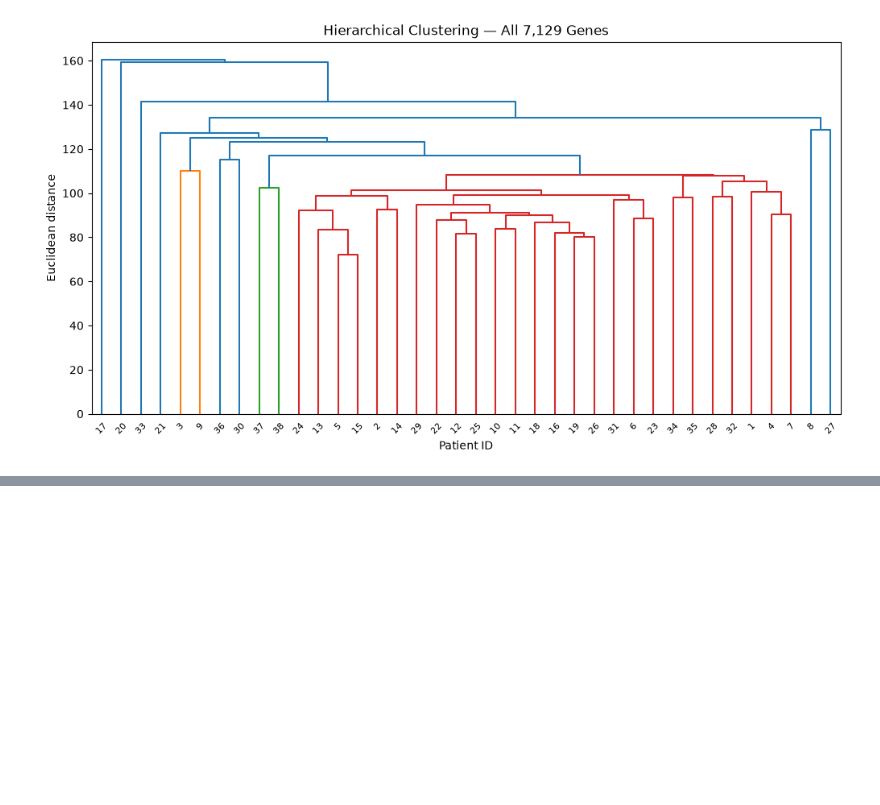
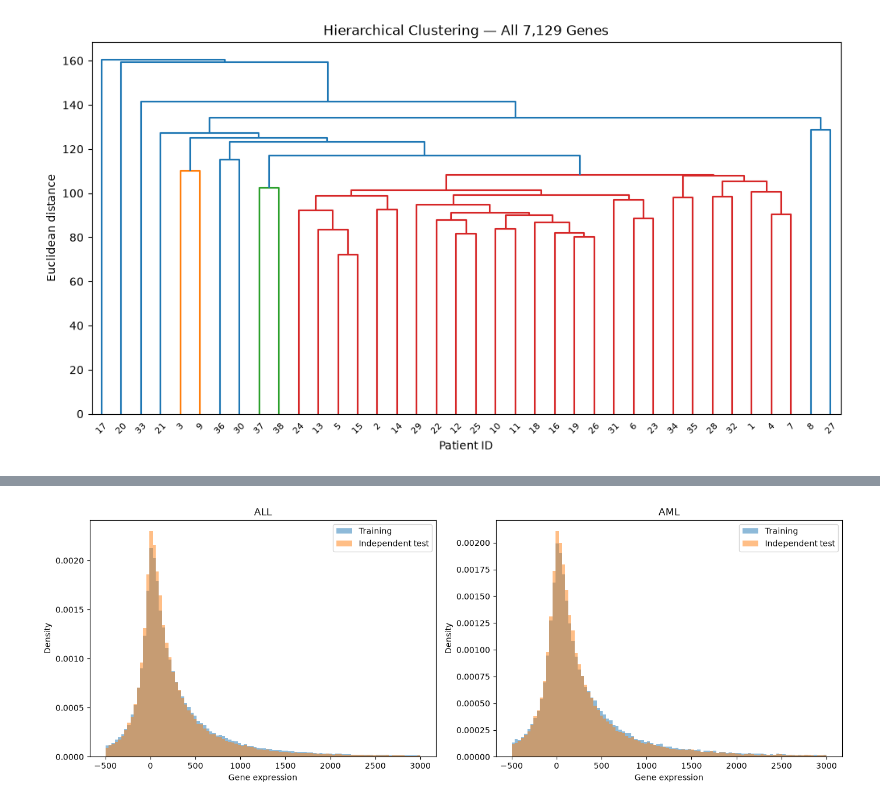
Before and after one commit to zehrarid/cancer-classification-gene-expression, a Jupyter notebook: code/dataPrep.ipynb, the cells around one changed output, grey strips where cells are left out. Saved outputs shown, nothing was run; the diff lists cells and outputs as text; code cells hidden in the pictures; blank space fills up the shorter version.

```diff
--- a/code/dataPrep.ipynb
+++ b/code/dataPrep.ipynb
@@ -654,0 +619,29 @@ g50 = sns.clustermap(
+# %%
+train_all = train_expr.loc[train_expr["target"] == 1].drop(columns="target")
+test_all = test_expr.loc[test_expr["target"] == 1].drop(columns="target")
+
+train_aml = train_expr.loc[train_expr["target"] == 0].drop(columns="target")
+test_aml = test_expr.loc[test_expr["target"] == 0].drop(columns="target")
+# %%
+fig, axes = plt.subplots(1, 2, figsize=(14, 5))
+
+for ax, train_subset, test_subset, title in zip(
+    axes,
+    [train_all, train_aml],
+    [test_all, test_aml],
+    ["ALL", "AML"]
+):
+    ax.hist(train_subset.to_numpy().ravel(), bins=100, range=(-500, 3000),
+            density=True, alpha=0.5, label="Training")
+    ax.hist(test_subset.to_numpy().ravel(), bins=100, range=(-500, 3000),
+            density=True, alpha=0.5, label="Independent test")
+
+    ax.set_title(title)
+    ax.set_xlabel("Gene expression")
+    ax.set_ylabel("Density")
+    ax.legend()
+
+plt.tight_layout()
+plt.show()
+# %% [output]
+[figure, added]
```
Also changed, not shown: parts of 41 cells of this notebook.
